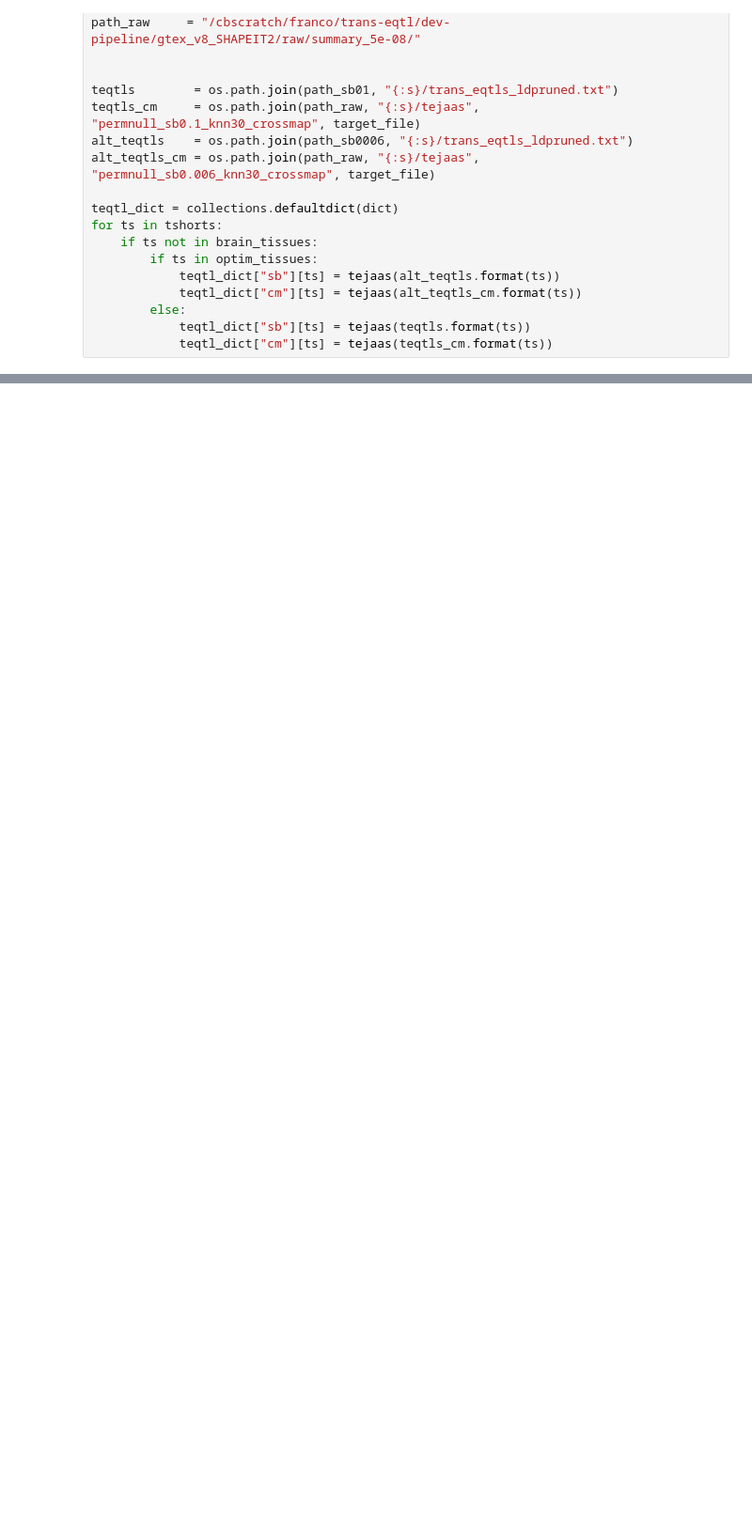
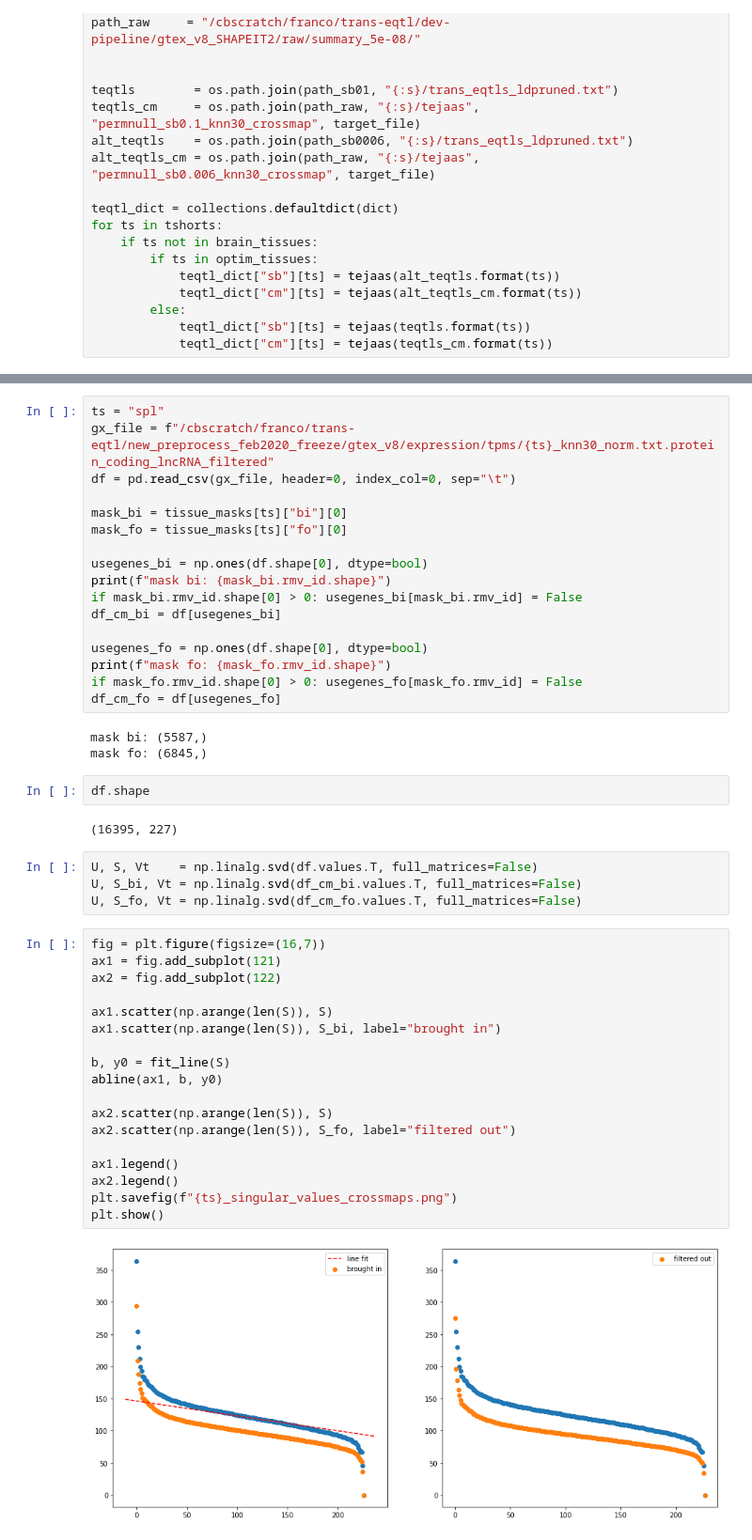
Before and after one commit to banskt/trans-eqtl-pipeline, a Jupyter notebook: analysis/jupyter/revisions/write_crossmappability_expression.ipynb, the cells around one changed output, grey strips where cells are left out. Shown at 94% size. Cells and saved outputs as stored; diff of their text form; blank space fills up the shorter version.

```diff
--- a/analysis/jupyter/revisions/write_crossmappability_expression.ipynb
+++ b/analysis/jupyter/revisions/write_crossmappability_expression.ipynb
@@ -306,0 +420,48 @@ Tissue: wb
+# %%
+ts = "spl"
+gx_file = f"/cbscratch/franco/trans-eqtl/new_preprocess_feb2020_freeze/gtex_v8/expression/tpms/{ts}_knn30_norm.txt.protein_coding_lncRNA_filtered"
+df = pd.read_csv(gx_file, header=0, index_col=0, sep="\t")
+
+mask_bi = tissue_masks[ts]["bi"][0]
+mask_fo = tissue_masks[ts]["fo"][0]
+
+usegenes_bi = np.ones(df.shape[0], dtype=bool)
+print(f"mask bi: {mask_bi.rmv_id.shape}")
+if mask_bi.rmv_id.shape[0] > 0: usegenes_bi[mask_bi.rmv_id] = False
+df_cm_bi = df[usegenes_bi]
+
+usegenes_fo = np.ones(df.shape[0], dtype=bool)
+print(f"mask fo: {mask_fo.rmv_id.shape}")
+if mask_fo.rmv_id.shape[0] > 0: usegenes_fo[mask_fo.rmv_id] = False
+df_cm_fo = df[usegenes_fo]
+# %% [output]
+mask bi: (5587,)
+mask fo: (6845,)
+# %%
+df.shape
+# %% [output]
+(16395, 227)
+# %%
+U, S, Vt    = np.linalg.svd(df.values.T, full_matrices=False)
+U, S_bi, Vt = np.linalg.svd(df_cm_bi.values.T, full_matrices=False)
+U, S_fo, Vt = np.linalg.svd(df_cm_fo.values.T, full_matrices=False)
+# %%
+fig = plt.figure(figsize=(16,7))
+ax1 = fig.add_subplot(121)
+ax2 = fig.add_subplot(122)
+
+ax1.scatter(np.arange(len(S)), S)
+ax1.scatter(np.arange(len(S)), S_bi, label="brought in")
+
+b, y0 = fit_line(S)
+abline(ax1, b, y0)
+
+ax2.scatter(np.arange(len(S)), S)
+ax2.scatter(np.arange(len(S)), S_fo, label="filtered out")
+
+ax1.legend()
+ax2.legend()
+plt.savefig(f"{ts}_singular_values_crossmaps.png")
+plt.show()
+# %% [output]
+[figure, added]
```
Also changed, not shown: parts of 18 cells of this notebook, 31 other files.
